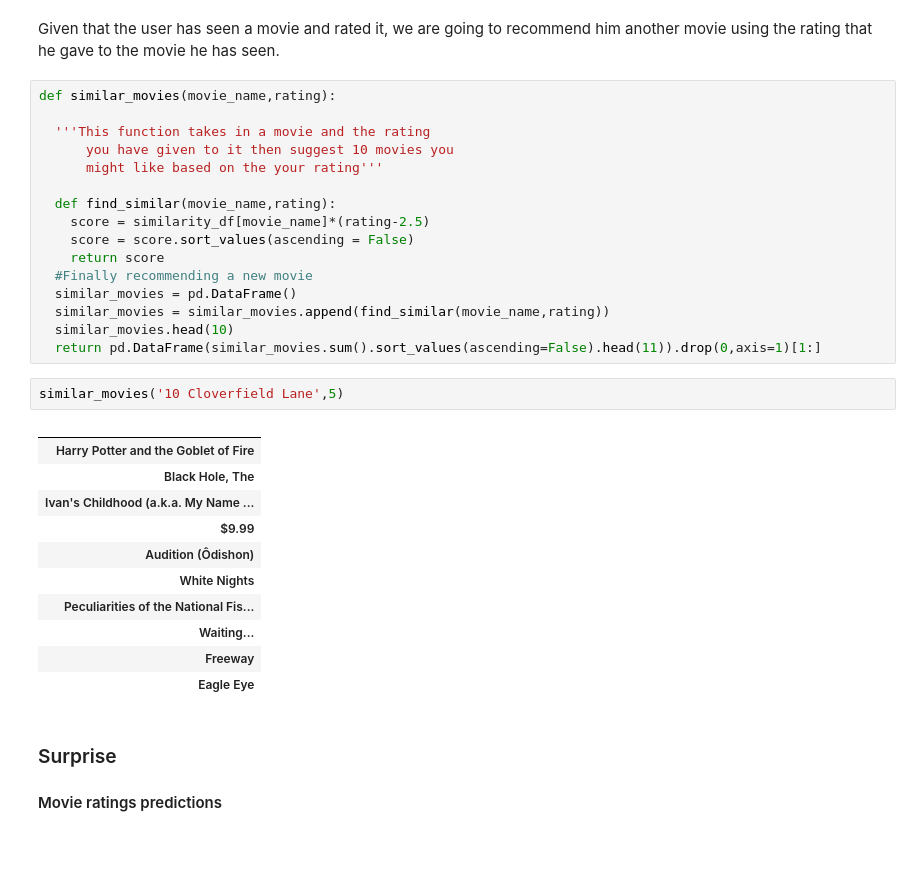
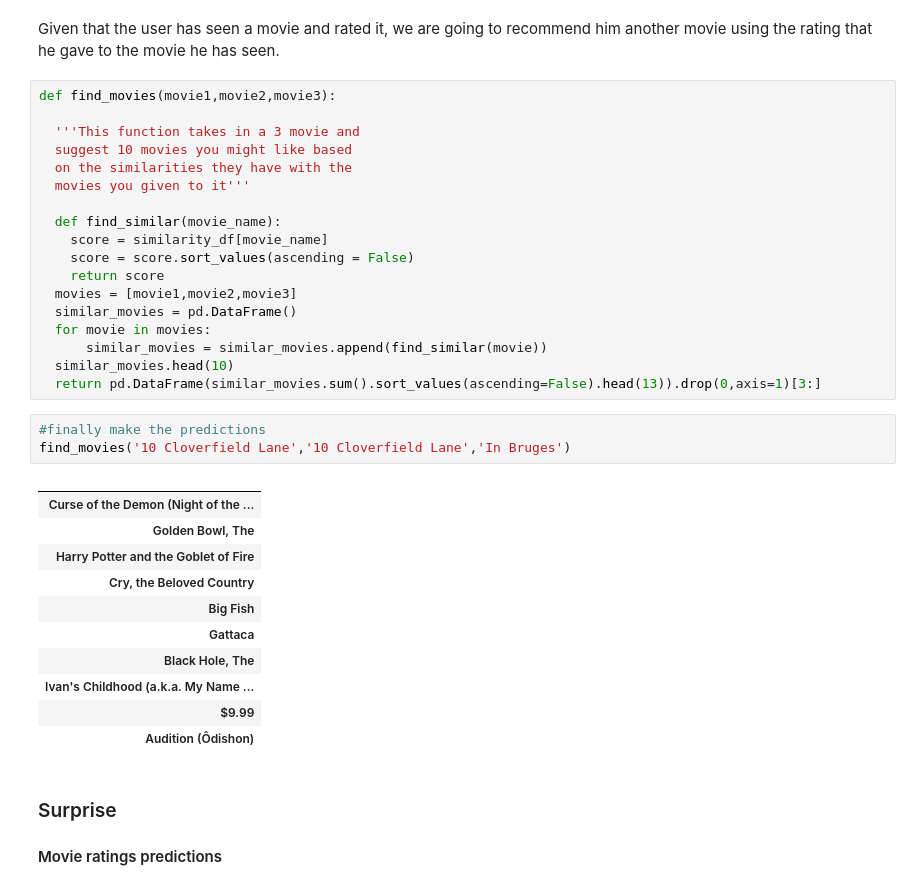
Before and after one commit to Ms-Noxolo/Team_EN3_Jozi, a Jupyter notebook: Predict_Notebook.ipynb, the cells around one changed output. Saved outputs shown, nothing was run; the diff lists cells and outputs as text; blank space fills up the shorter version.

```diff
--- a/Predict_Notebook.ipynb
+++ b/Predict_Notebook.ipynb
@@ -854,35 +854,38 @@ similarity_df = table.corr(method='pearson')
 # %% [markdown]
 Given that the user has seen a movie and rated it, we are going to recommend him another movie using the rating that he gave to the movie he has seen.
 # %%
-def similar_movies(movie_name,rating):
+def find_movies(movie1,movie2,movie3):
 
-  '''This function takes in a movie and the rating
-      you have given to it then suggest 10 movies you
-      might like based on the your rating'''
+  '''This function takes in a 3 movie and
+  suggest 10 movies you might like based
+  on the similarities they have with the
+  movies you given to it'''
 
-  def find_similar(movie_name,rating):
-    score = similarity_df[movie_name]*(rating-2.5)
+  def find_similar(movie_name):
+    score = similarity_df[movie_name]
     score = score.sort_values(ascending = False)
     return score
-  #Finally recommending a new movie
+  movies = [movie1,movie2,movie3]
   similar_movies = pd.DataFrame()
-  similar_movies = similar_movies.append(find_similar(movie_name,rating))
+  for movie in movies:
+      similar_movies = similar_movies.append(find_similar(movie))
   similar_movies.head(10)
-  return pd.DataFrame(similar_movies.sum().sort_values(ascending=False).head(11)).drop(0,axis=1)[1:]
+  return pd.DataFrame(similar_movies.sum().sort_values(ascending=False).head(13)).drop(0,axis=1)[3:]
-# %%
-similar_movies('10 Cloverfield Lane',5)
-# %% [output]
-|  |
-| Harry Potter and the Goblet of Fire |
-| Black Hole, The |
-| Ivan's Childhood (a.k.a. My Name ... |
-| $9.99 |
-| Audition (Ôdishon) |
-| White Nights |
-| Peculiarities of the National Fis... |
-| Waiting... |
-| Freeway |
-| Eagle Eye |
+# %%
+#finally make the predictions
+find_movies('10 Cloverfield Lane','10 Cloverfield Lane','In Bruges')
+# %% [output]
+|  |
+| Curse of the Demon (Night of the ... |
+| Golden Bowl, The |
+| Harry Potter and the Goblet of Fire |
+| Cry, the Beloved Country |
+| Big Fish |
+| Gattaca |
+| Black Hole, The |
+| Ivan's Childhood (a.k.a. My Name ... |
+| $9.99 |
+| Audition (Ôdishon) |
 # %% [markdown]
 ### Surprise
 
```
